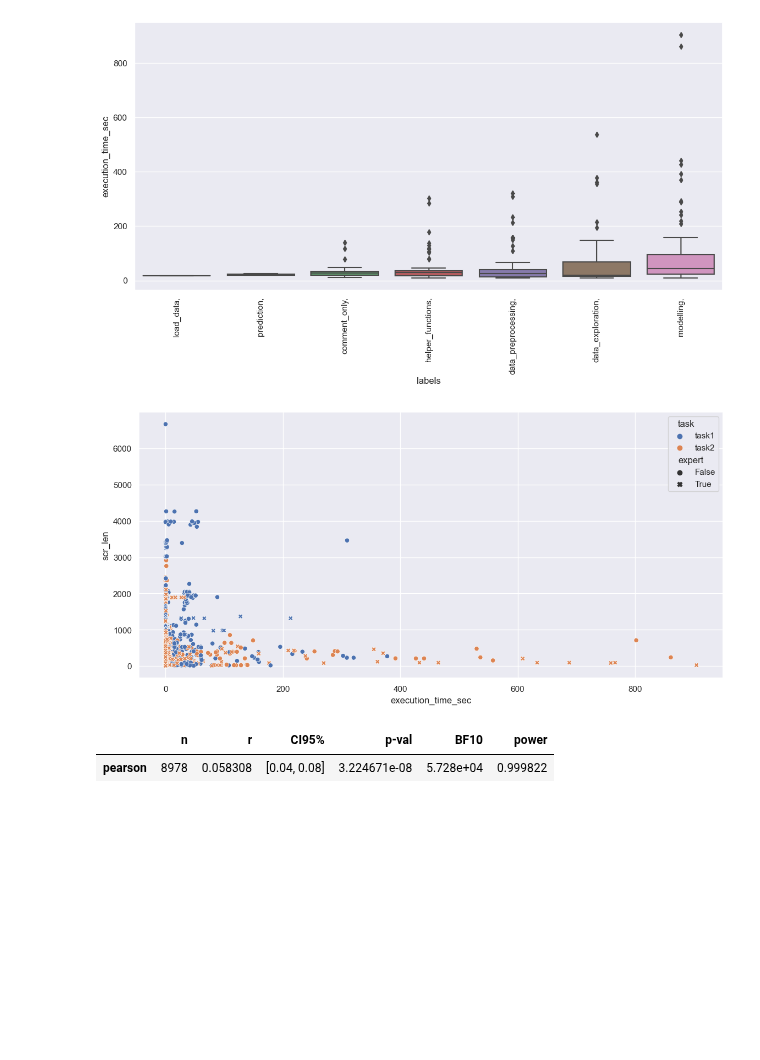
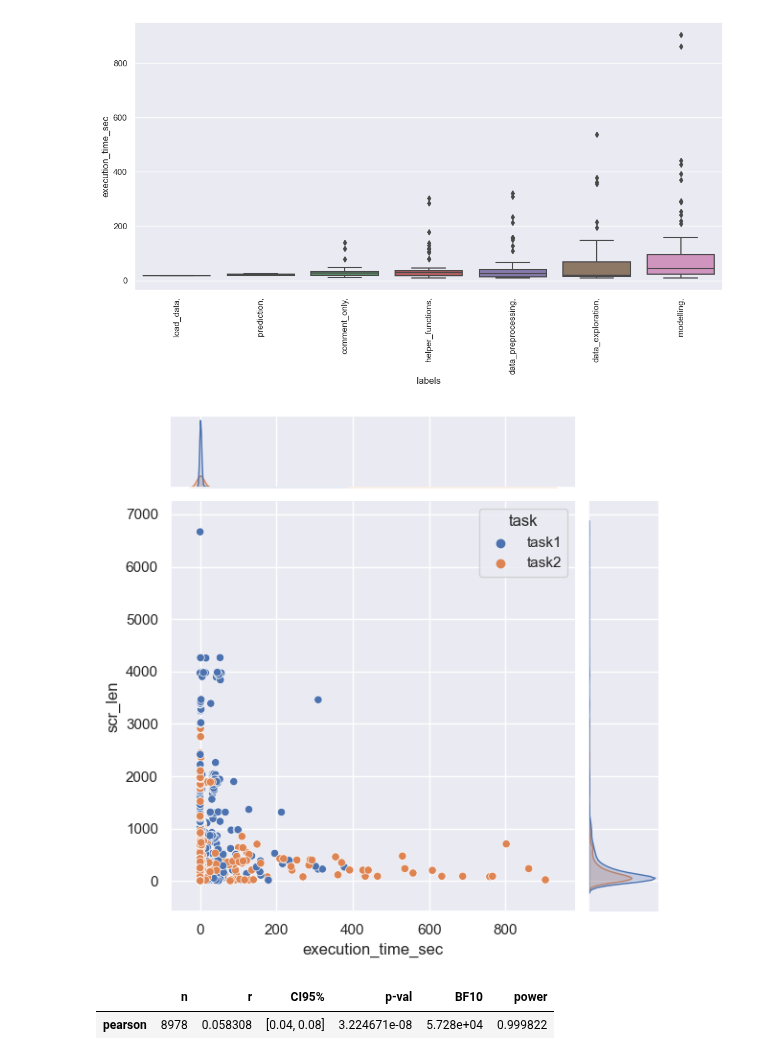
Before and after one commit to konstantgr/jupyter-logs-analysis, a Jupyter notebook: analysis/02-0-time-analysis.ipynb, the cells around one changed output. Drawn from its saved outputs; the diff is of its cells as text; code cells hidden in the pictures; blank space fills up the shorter version.

Commit message:
final time analysis

```diff
--- a/analysis/02-0-time-analysis.ipynb
+++ b/analysis/02-0-time-analysis.ipynb
@@ -188,9 +188,9 @@ plot_box_time(metrics[metrics.execution_time_sec > 10], var='execution_time_sec'
 # %%
 metrics['scr_len'] = metrics.cell_source.str.len()
 # %%
-sns.scatterplot(metrics[metrics.event == 'execute'], x='execution_time_sec', y='scr_len', hue='task', style='expert');
+sns.jointplot(metrics[metrics.event == 'execute'], x='execution_time_sec', y='scr_len', hue='task');
 # %% [output]
-[figure, old version]
+[figure, new version]
 # %%
 pg.corr(metrics[metrics.event == 'execute'].execution_time_sec, metrics[metrics.event == 'execute'].scr_len)
 # %% [output]
```
Also changed, not shown: parts of 1 cell of this notebook.
